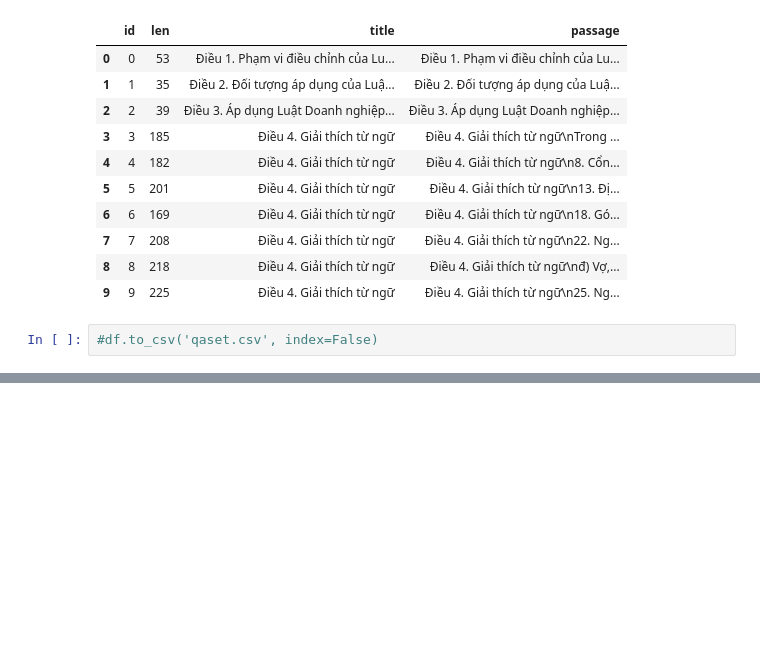
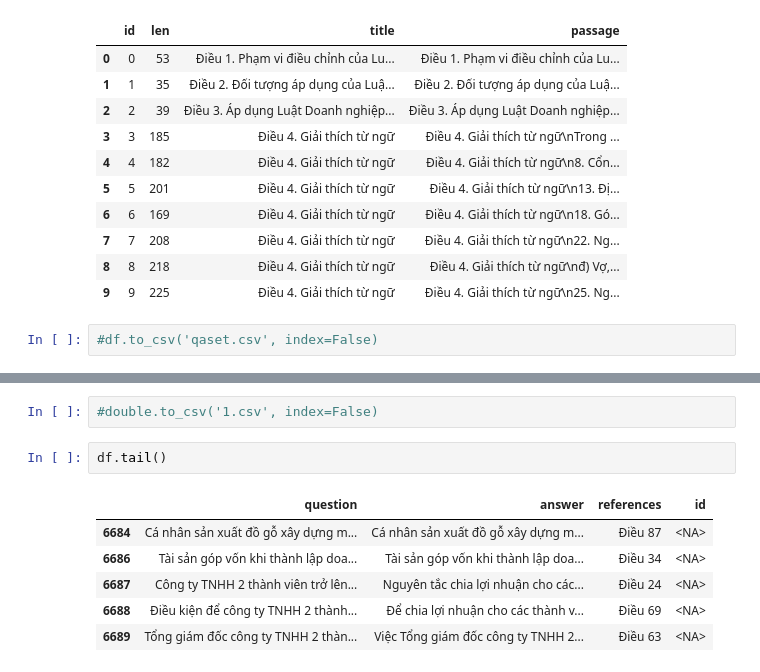
Before and after one commit to LTNhoTin/LegalBizAI_project, a Jupyter notebook: test_set/cleaning/da_qaset.ipynb, the cells around one changed output, grey strips where cells are left out. Drawn from its saved outputs; the diff is of its cells as text; blank space fills up the shorter version.

```diff
--- a/test_set/cleaning/da_qaset.ipynb
+++ b/test_set/cleaning/da_qaset.ipynb
@@ -163,0 +198,11 @@ data.head(10)
+# %%
+#double.to_csv('1.csv', index=False)
+# %%
+df.tail()
+# %% [output]
+|  | question | answer | references | id |
+| 6684 | Cá nhân sản xuất đồ gỗ xây dựng m... | Cá nhân sản xuất đồ gỗ xây dựng m... | Điều 87 | <NA> |
+| 6686 | Tài sản góp vốn khi thành lập doa... | Tài sản góp vốn khi thành lập doa... | Điều 34 | <NA> |
+| 6687 | Công ty TNHH 2 thành viên trở lên... | Nguyên tắc chia lợi nhuận cho các... | Điều 24 | <NA> |
+| 6688 | Điều kiện để công ty TNHH 2 thành... | Để chia lợi nhuận cho các thành v... | Điều 69 | <NA> |
+| 6689 | Tổng giám đốc công ty TNHH 2 thàn... | Việc Tổng giám đốc công ty TNHH 2... | Điều 63 | <NA> |
```
Also changed, not shown: parts of 8 cells of this notebook, 6 other files.
